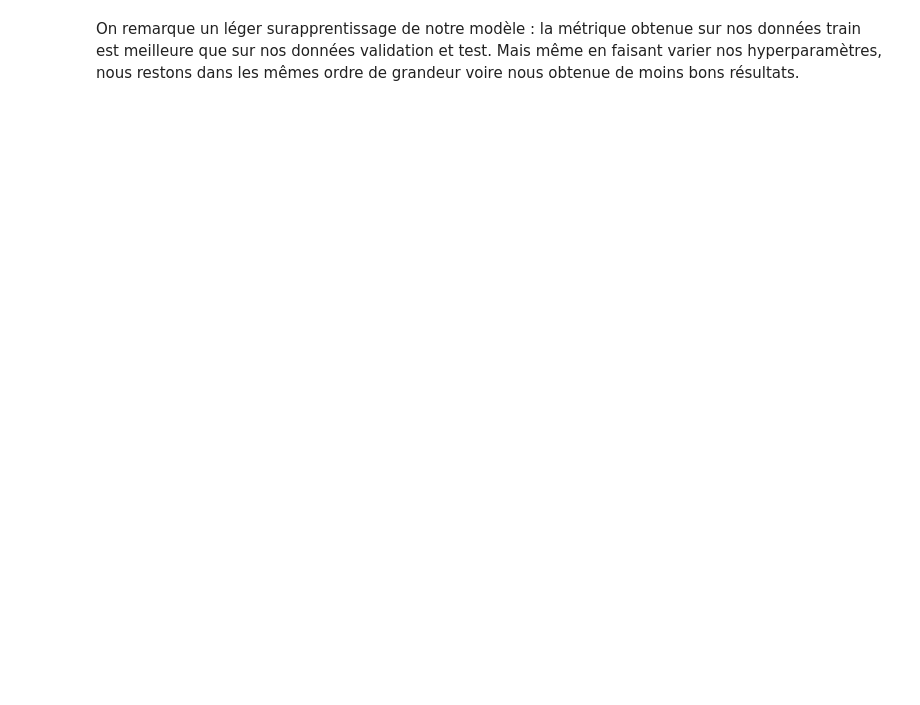
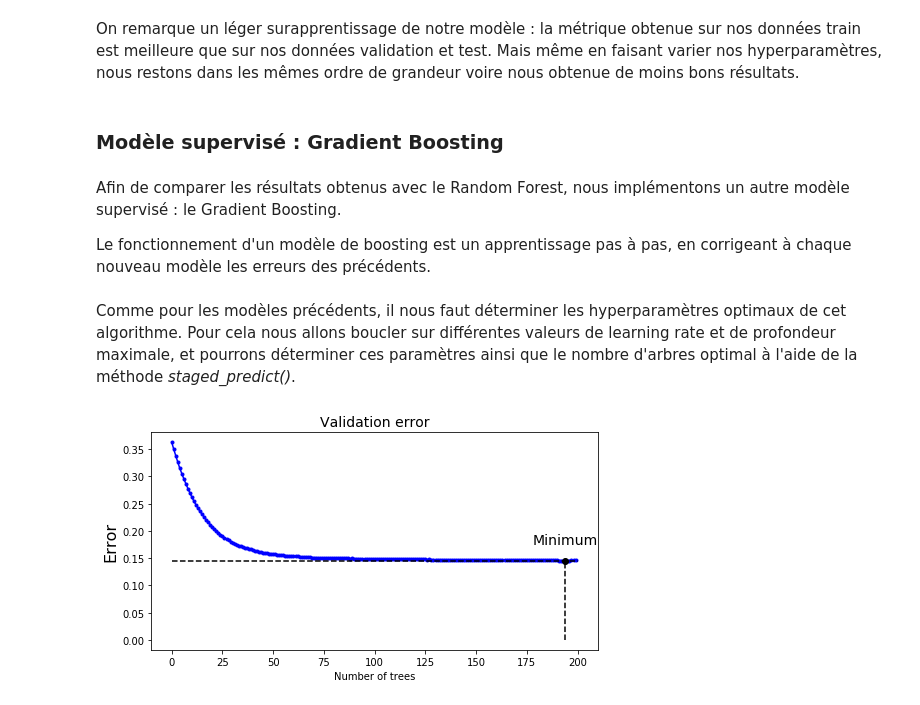
Before and after one commit to maximege/ML_House_Prices, a Jupyter notebook: Geniesse_VanHille_HousePricesAdvancedRegressionTechniques.ipynb, the cells around one changed output. Saved outputs shown, nothing was run; the diff lists cells and outputs as text; code cells hidden in the pictures; blank space fills up the shorter version.

Commit message:
Modèle supervisé 2 : Gradient Boosting
- Ajout d'une 2ème modèle supervisé : Gradient Boosting

```diff
--- a/Geniesse_VanHille_HousePricesAdvancedRegressionTechniques.ipynb
+++ b/Geniesse_VanHille_HousePricesAdvancedRegressionTechniques.ipynb
@@ -385,2 +386,48 @@ La métrique calculée sur notre échantillon validation avec la régression lin
 # %% [markdown]
 On remarque un léger surapprentissage de notre modèle : la métrique obtenue sur nos données train est meilleure que sur nos données validation et test. Mais même en faisant varier nos hyperparamètres, nous restons dans les mêmes ordre de grandeur voire nous obtenue de moins bons résultats.
+# %% [markdown]
+### Modèle supervisé : Gradient Boosting
+# %% [markdown]
+Afin de comparer les résultats obtenus avec le Random Forest, nous implémentons un autre modèle supervisé : le Gradient Boosting.
+
+Le fonctionnement d'un modèle de boosting est un apprentissage pas à pas, en corrigeant à chaque nouveau modèle les erreurs des précédents.
+# %% [markdown]
+Comme pour les modèles précédents, il nous faut déterminer les hyperparamètres optimaux de cet algorithme. Pour cela nous allons boucler sur différentes valeurs de learning rate et de profondeur maximale, et pourrons déterminer ces paramètres ainsi que le nombre d'arbres optimal à l'aide de la méthode *staged_predict()*.
+# %%
+# Espace de recherche du learning rate
+learning_rates = [1, 0.5, 0.1, 0.05, 0.01]
+depths = [None, 5, 10, 15, 20]
+
+grad_boost_reg = GradientBoostingRegressor(n_estimators=200, random_state=42)
+
+errors = {}
+for learning_rate in learning_rates:
+    for depth in depths:
+        grad_boost_reg.set_params(learning_rate=learning_rate, max_depth=depth)
+        grad_boost_reg.fit(X_train_norm, y_train)
+
+        errors[(learning_rate, depth)] = [compute_score(y_validation, y_pred)
+                for y_pred in grad_boost_reg.staged_predict(X_validation_norm)]
+# %%
+min_error_index = min(errors, key=lambda k: min(errors[k]))
+errors = errors[min_error_index]
+
+min_error = np.min(errors)
+tree_opt = np.argmin(errors) + 1
+learning_rate = min_error_index[0]
+max_depth = min_error_index[1]
+# %%
+plt.figure(figsize=(8, 4))
+
+plt.plot(errors[0:200], "b.-")
+plt.plot([tree_opt, tree_opt], [0, min_error], "k--")
+plt.plot([0,200], [min_error, min_error], "k--")
+plt.plot(tree_opt, min_error, "ko")
+plt.text(tree_opt, min_error*1.2, "Minimum", ha="center", fontsize=14)
+plt.xlabel("Number of trees")
+plt.ylabel("Error", fontsize=16)
+plt.title("Validation error", fontsize=14)
+
+plt.show()
+# %% [output]
+[figure, added]
```
Also changed, not shown: parts of 8 cells of this notebook.
